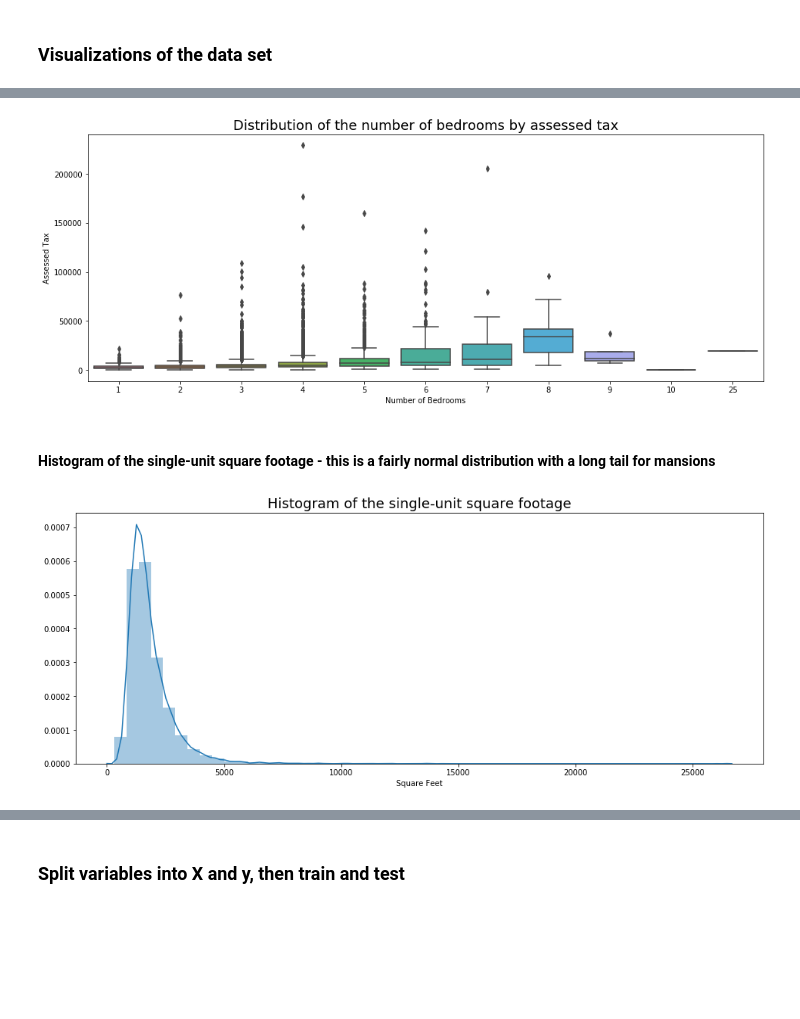
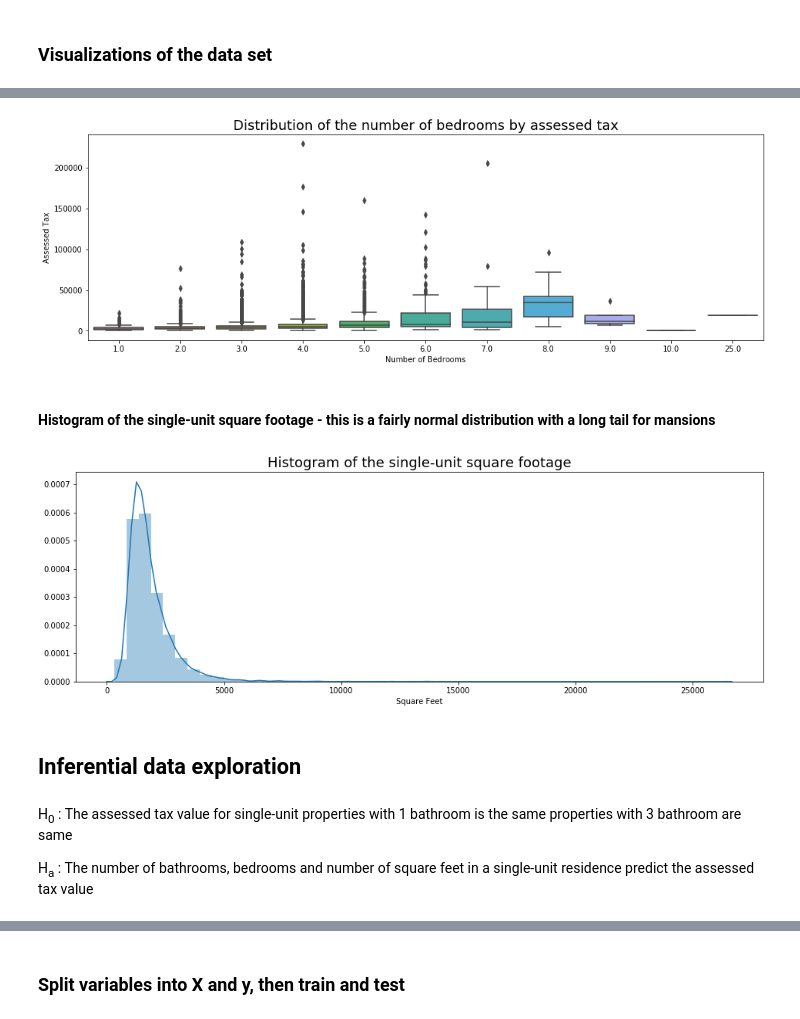
Before and after one commit to soslin/zillow-project, a Jupyter notebook: zillow_project.ipynb, the cells around one changed output, grey strips where cells are left out. Cells and saved outputs as stored; diff of their text form; code cells hidden in the pictures; blank space fills up the shorter version.

```diff
--- a/zillow_project.ipynb
+++ b/zillow_project.ipynb
@@ -79,7 +80,7 @@ dtype: int64
 df_z['County Number'] = df_z['County Number'].astype('int64')
 df_z['Tax Appraised Value'] = df_z['Tax Appraised Value'].astype('int64')
 df_z['Square Feet'] = df_z['Square Feet'].astype('int64')
-df_z['Number of Bedrooms'] = df_z['Number of Bedrooms'].astype('int64')
+df_z['Number of Bedrooms'] = df_z['Number of Bedrooms'].astype('float')
 # %% [markdown]
 ### Summary of data types, numbers of rows (individual real estate properties) and data columns
 # %%
@@ -150,14 +153,14 @@ ax1 = sns.boxplot(x=df_z["Number of Bathrooms"], y=df_z["Assessed Tax"], data=df
 # %%
-plt.figure(figsize=(16, 6))
+plt.figure(figsize=(16, 5))
 ax2 = sns.boxplot(x=df_z["Number of Bedrooms"], y=df_z["Assessed Tax"], data=df_z)\
 .set_title('Distribution of the number of bedrooms by assessed tax', fontsize = 18)
 # %% [output]
-[figure, old version]
+[figure, new version]
 # %% [markdown]
 #### Histogram of the single-unit square footage - this is a fairly normal distribution with a long tail for mansions
 # %%
-plt.figure(figsize=(16, 6))
+plt.figure(figsize=(16, 5))
 ax3 = sns.distplot(df_z['Square Feet'])\
 .set_title('Histogram of the single-unit square footage', fontsize = 18)
 # %% [output]
-[figure, old version]
+[figure, new version]
@@ -168,0 +167,6 @@ correlation bedroom count vs. bathroom count
+# %% [markdown]
+## Inferential data exploration
+# %% [markdown]
+H<sub>0</sub> : The assessed tax value for single-unit properties with 1 bathroom is the same properties with 3 bathroom are same
+
+H<sub>a</sub> : The number of bathrooms, bedrooms and number of square feet in a single-unit residence predict the assessed tax value
```
Also changed, not shown: parts of 31 cells of this notebook, 1 other file.
